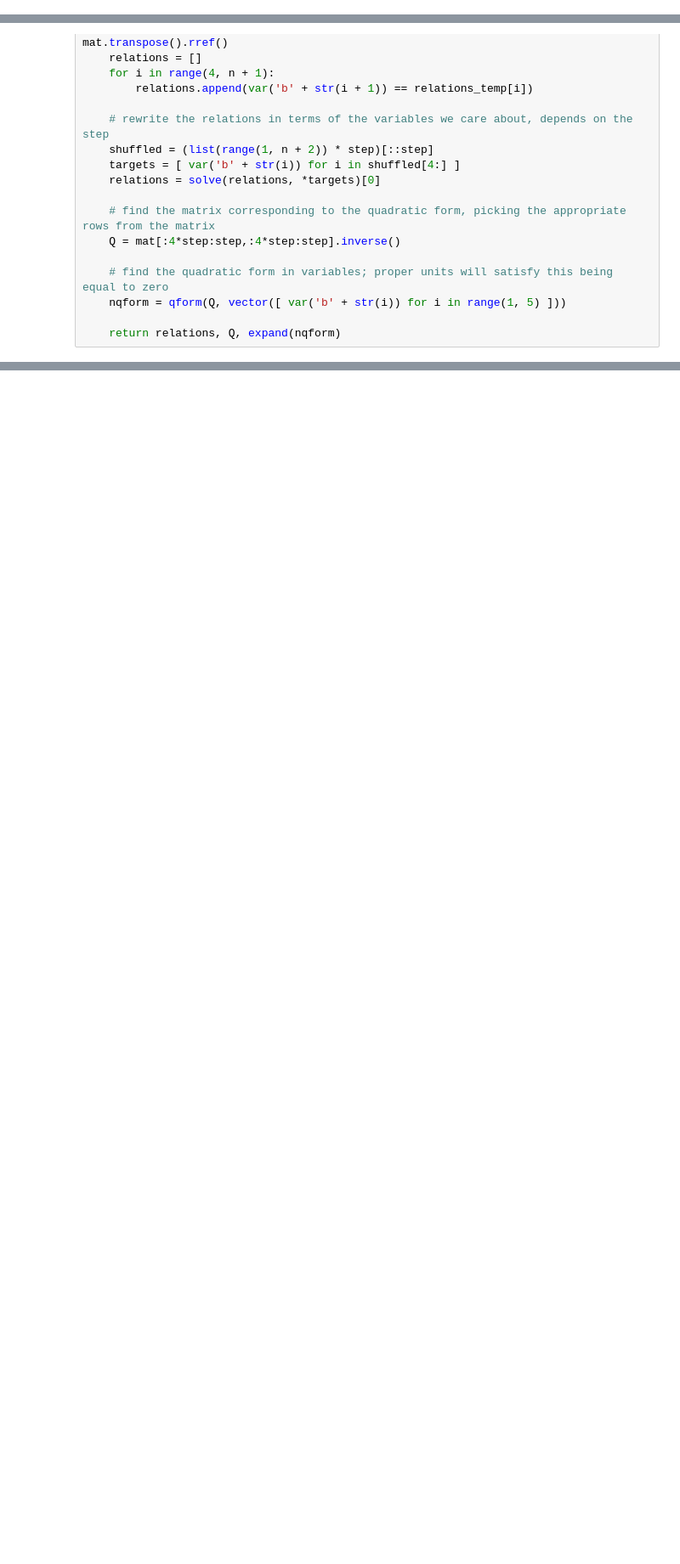
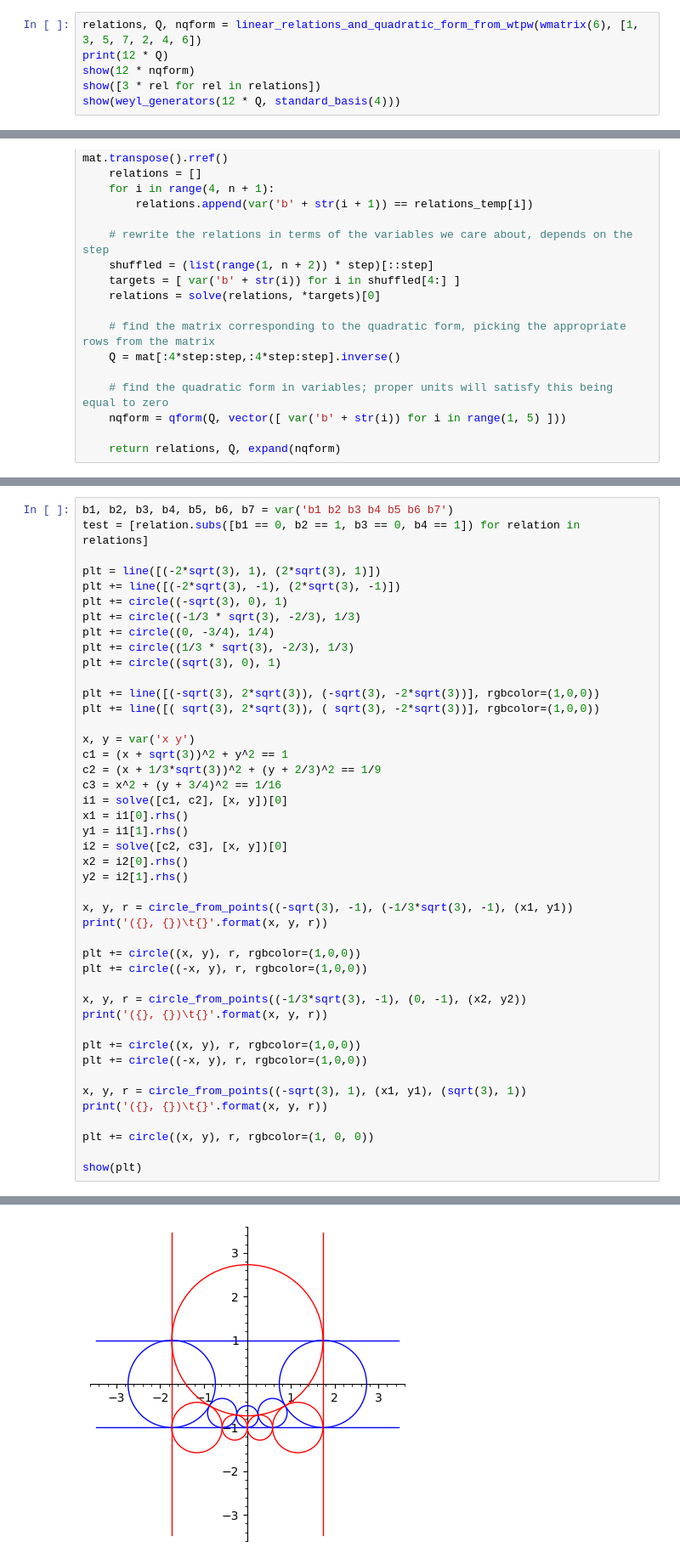
Before and after one commit to William103/Circle-Packings, a Jupyter notebook: Apollonian Circle Packings.ipynb, the cells around one changed output, grey strips where cells are left out. Shown: that part at 85% size. Drawn from its saved outputs; the diff is of its cells as text; blank space fills up the shorter version.

```diff
--- a/Apollonian Circle Packings.ipynb
+++ b/Apollonian Circle Packings.ipynb
@@ -485,0 +573,6 @@ def qform(matrix, vector):
+# %%
+relations, Q, nqform = linear_relations_and_quadratic_form_from_wtpw(wmatrix(6), [1, 3, 5, 7, 2, 4, 6])
+print(12 * Q)
+show(12 * nqform)
+show([3 * rel for rel in relations])
+show(weyl_generators(12 * Q, standard_basis(4)))
@@ -559,0 +715,45 @@ show(weyl_generators(12 * Q, standard_basis(4)))
+# %%
+b1, b2, b3, b4, b5, b6, b7 = var('b1 b2 b3 b4 b5 b6 b7')
+test = [relation.subs([b1 == 0, b2 == 1, b3 == 0, b4 == 1]) for relation in relations]
+
+plt = line([(-2*sqrt(3), 1), (2*sqrt(3), 1)])
+plt += line([(-2*sqrt(3), -1), (2*sqrt(3), -1)])
+plt += circle((-sqrt(3), 0), 1)
+plt += circle((-1/3 * sqrt(3), -2/3), 1/3)
+plt += circle((0, -3/4), 1/4)
+plt += circle((1/3 * sqrt(3), -2/3), 1/3)
+plt += circle((sqrt(3), 0), 1)
+
+plt += line([(-sqrt(3), 2*sqrt(3)), (-sqrt(3), -2*sqrt(3))], rgbcolor=(1,0,0))
+plt += line([( sqrt(3), 2*sqrt(3)), ( sqrt(3), -2*sqrt(3))], rgbcolor=(1,0,0))
+
+x, y = var('x y')
+c1 = (x + sqrt(3))^2 + y^2 == 1
+c2 = (x + 1/3*sqrt(3))^2 + (y + 2/3)^2 == 1/9
+c3 = x^2 + (y + 3/4)^2 == 1/16
+i1 = solve([c1, c2], [x, y])[0]
+x1 = i1[0].rhs()
+y1 = i1[1].rhs()
+i2 = solve([c2, c3], [x, y])[0]
+x2 = i2[0].rhs()
+y2 = i2[1].rhs()
+
+x, y, r = circle_from_points((-sqrt(3), -1), (-1/3*sqrt(3), -1), (x1, y1))
+print('({}, {})\t{}'.format(x, y, r))
+
+plt += circle((x, y), r, rgbcolor=(1,0,0))
+plt += circle((-x, y), r, rgbcolor=(1,0,0))
+
+x, y, r = circle_from_points((-1/3*sqrt(3), -1), (0, -1), (x2, y2))
+print('({}, {})\t{}'.format(x, y, r))
+
+plt += circle((x, y), r, rgbcolor=(1,0,0))
+plt += circle((-x, y), r, rgbcolor=(1,0,0))
+
+x, y, r = circle_from_points((-sqrt(3), 1), (x1, y1), (sqrt(3), 1))
+print('({}, {})\t{}'.format(x, y, r))
+
+plt += circle((x, y), r, rgbcolor=(1, 0, 0))
+
+show(plt)
+# %% [output]
@@ -559,0 +764 @@ show(weyl_generators(12 * Q, standard_basis(4)))
+[figure, added]
```
Also changed, not shown: parts of 25 cells of this notebook.
